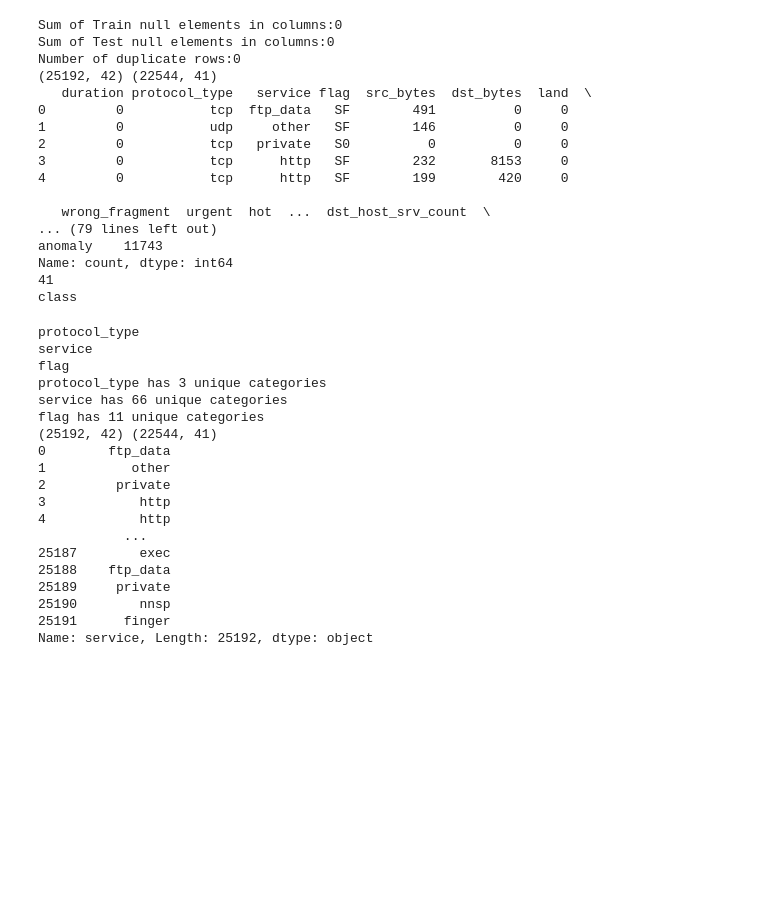
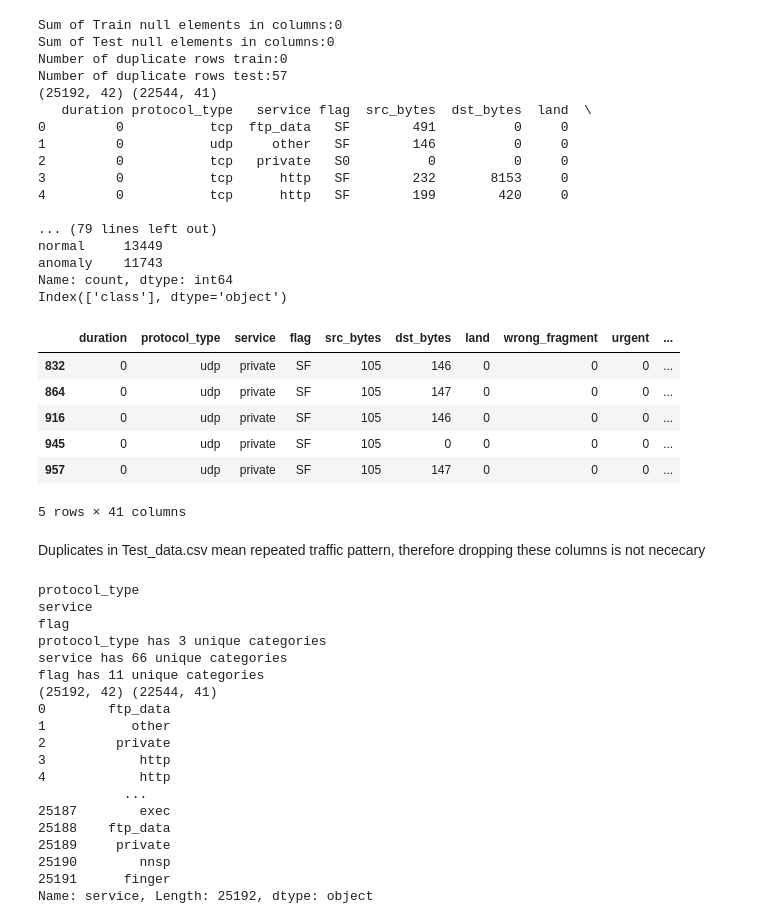
Before and after one commit to DinaKyr/ids_ml, a Jupyter notebook: notebooks/feature_extraction.ipynb, the cells around one changed output. Drawn from its saved outputs; the diff is of its cells as text; code cells hidden in the pictures; blank space fills up the shorter version.

```diff
--- a/notebooks/feature_extraction.ipynb
+++ b/notebooks/feature_extraction.ipynb
@@ -1,48 +1,51 @@
 # %%
 import pandas as pd
 from sklearn.model_selection import train_test_split
 from sklearn.preprocessing import LabelEncoder, StandardScaler
 from sklearn.neural_network import MLPClassifier
 from category_encoders import TargetEncoder
 from sklearn.preprocessing import OneHotEncoder
 
-dftrain = pd.read_csv(r"archive\Train_data.csv")
-dftest = pd.read_csv(r"archive\Test_data.csv")
+dftrain = pd.read_csv(r"..\archive\Train_data.csv")
+dftest = pd.read_csv(r"..\archive\Test_data.csv")
 print(f"Sum of Train null elements in columns:{dftrain.isnull().sum().sum()}")
 print(f"Sum of Test null elements in columns:{dftest.isnull().sum().sum()}")
-print(f"Number of duplicate rows:{dftrain.duplicated().sum()}")
+print(f"Number of duplicate rows train:{dftrain.duplicated().sum()}")
+print(f"Number of duplicate rows test:{dftest.duplicated().sum()}")
 print(dftrain.shape , dftest.shape)
 print(dftrain.head() , dftest.head())
 print(dftrain['class'].value_counts())
-cols=0
-for col in dftrain.columns:
-    for col2 in dftest.columns:
-        if col==col2:
-            cols+=1
-print(cols)
-for col in dftrain.columns:
-    for col2 in dftest.columns:
-        if col not in dftest.columns:
-            cols=col
-print(cols)
+missing_cols=dftrain.columns.difference(dftest.columns)
+print(missing_cols)
+
+dftest[dftest.duplicated(keep=False)].head()
 # %% [output]
 Sum of Train null elements in columns:0
 Sum of Test null elements in columns:0
-Number of duplicate rows:0
+Number of duplicate rows train:0
+Number of duplicate rows test:57
 (25192, 42) (22544, 41)
    duration protocol_type   service flag  src_bytes  dst_bytes  land  \
 0         0           tcp  ftp_data   SF        491          0     0
 1         0           udp     other   SF        146          0     0
 2         0           tcp   private   S0          0          0     0
 3         0           tcp      http   SF        232       8153     0
 4         0           tcp      http   SF        199        420     0
 
-   wrong_fragment  urgent  hot  ...  dst_host_srv_count  \
 ... (79 lines left out)
+normal     13449
 anomaly    11743
 Name: count, dtype: int64
-41
-class
+Index(['class'], dtype='object')
+|  | duration | protocol_type | service | flag | src_bytes | dst_bytes | land | wrong_fragment | urgent | ... |
+| 832 | 0 | udp | private | SF | 105 | 146 | 0 | 0 | 0 | ... |
+| 864 | 0 | udp | private | SF | 105 | 147 | 0 | 0 | 0 | ... |
+| 916 | 0 | udp | private | SF | 105 | 146 | 0 | 0 | 0 | ... |
+| 945 | 0 | udp | private | SF | 105 | 0 | 0 | 0 | 0 | ... |
+| 957 | 0 | udp | private | SF | 105 | 147 | 0 | 0 | 0 | ... |
+5 rows × 41 columns
+# %% [markdown]
+Duplicates in Test_data.csv mean repeated traffic pattern, therefore dropping these columns is not nececary
 # %%
 #print cols with strings as elements both in train and test
 categorical_cols=[]
```
